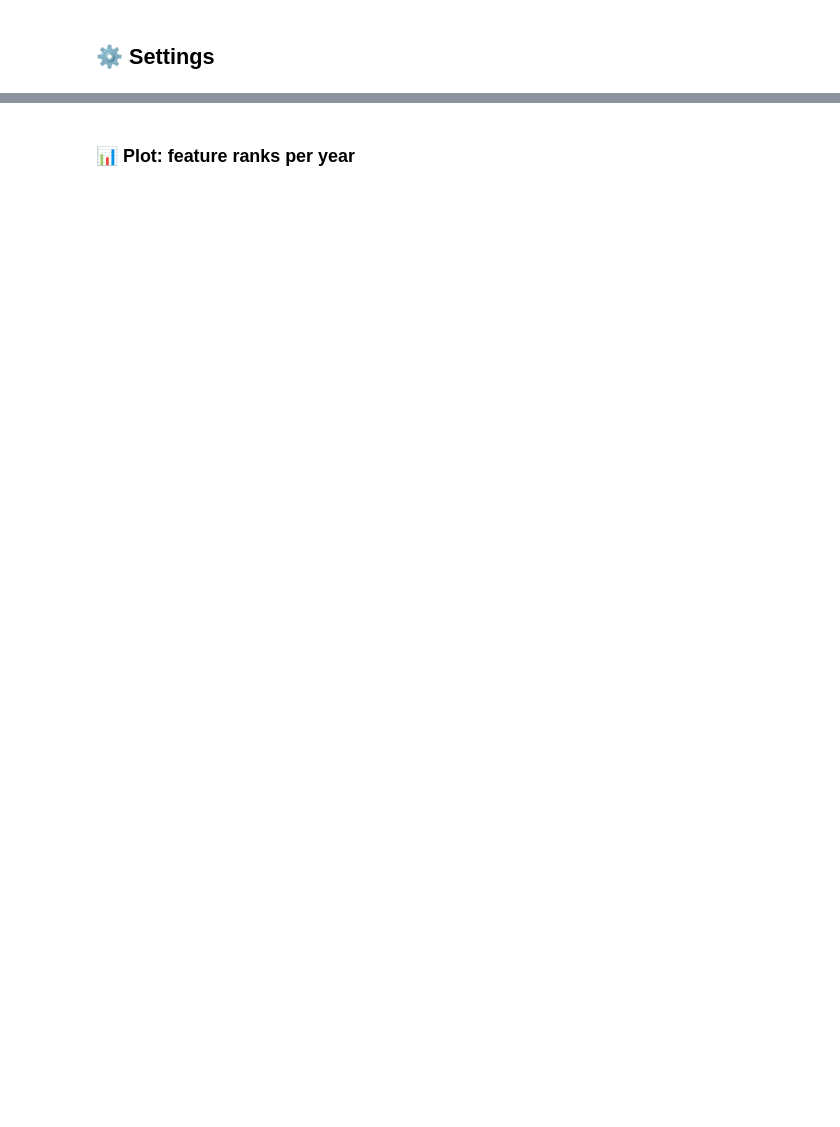
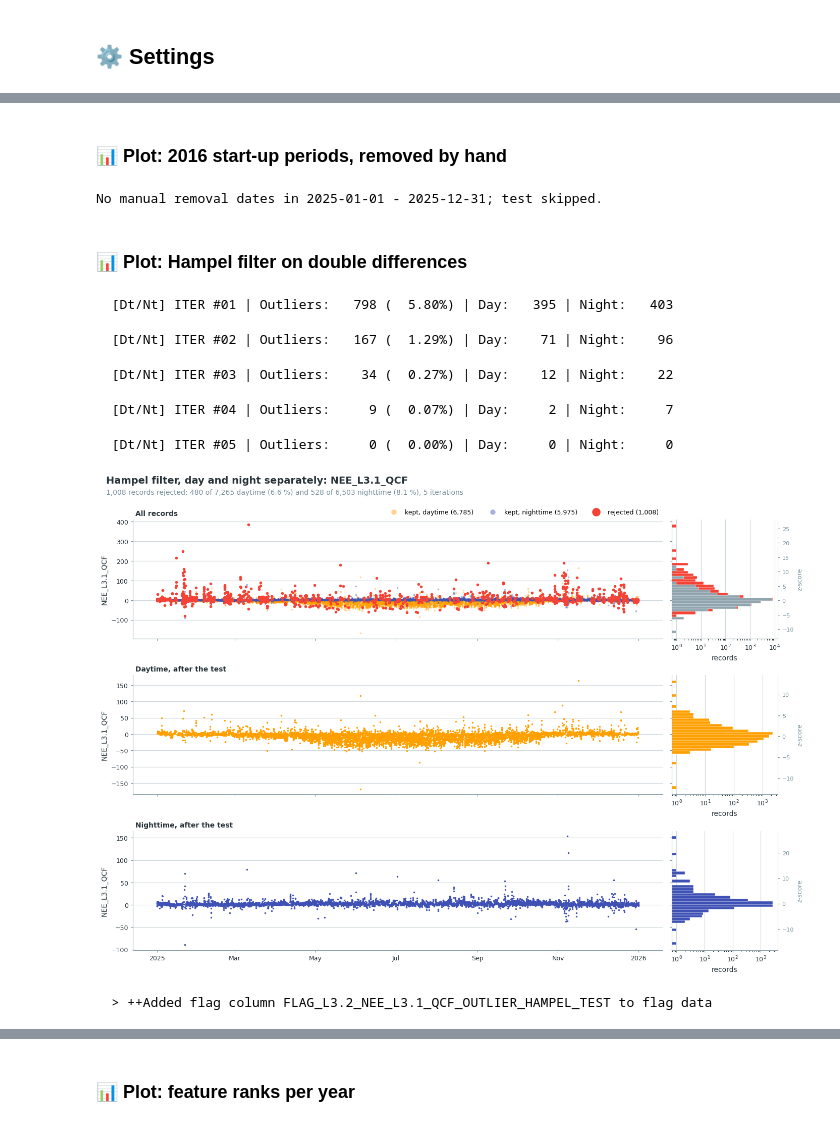
Before and after one commit to holukas/dataset_ch-lae_flux_product, a Jupyter notebook: workflow/30_FLUX_PROCESSING_CHAIN/34_IRGA72_2016-2024/01_FPPC_IRGA72_2016-2026.09.ipynb, the cells around one changed output, grey strips where cells are left out. Saved outputs shown, nothing was run; the diff lists cells and outputs as text; code cells hidden in the pictures; blank space fills up the shorter version.

```diff
--- a/workflow/30_FLUX_PROCESSING_CHAIN/34_IRGA72_2016-2024/01_FPPC_IRGA72_2016-2026.09.ipynb
+++ b/workflow/30_FLUX_PROCESSING_CHAIN/34_IRGA72_2016-2024/01_FPPC_IRGA72_2016-2026.09.ipynb
@@ -59,8 +64,16 @@ DATADIR = (r"F:\Sync\luhk_work\dev-data\datasets-data\dataset_ch-lae_flux_produc
            r"\workflow")
 SOURCEFILE = rf"{DATADIR}\20_MERGE_DATA\IRGA72\22.3_FLUXES_L1_IRGA72_and_METEO_2016-2026.09.parquet"
 
+# --- Testing -----------------------------------------------------------------------------------
+# Years to process. None processes the whole record. A test run writes its own output file, so it
+# never overwrites the result of a full run.
+YEARS = [2025]
+RUN_PARTITIONING = False  # Level 4.2, switched off while the earlier levels are checked
+
 # --- Output ------------------------------------------------------------------------------------
 OUTNAME = "01_FPPC_IRGA72_2016-2026.09"  # same name as this notebook
+if YEARS:
+    OUTNAME += f"_TEST_{'_'.join(str(_y) for _y in YEARS)}"
 OUTPATH = rf"{DATADIR}\30_FLUX_PROCESSING_CHAIN\34_IRGA72_2016-2024"
 
 # --- Site and flux -----------------------------------------------------------------------------
@@ -90,7 +103,7 @@ LEVEL2_SETTINGS = {
 }
 
 # --- Level 3.2 ---------------------------------------------------------------------------------
-# The LI-7200 commissioning of 2016 (inclusive date ranges).
+# Start-up periods of the LI-7200 in 2016, removed by hand (date ranges, both ends included).
 REMOVE_DATES = [
     ['2016-01-11', '2016-01-22'],
     ['2016-03-01', '2016-05-25'],
@@ -113,6 +126,9 @@ TA_MEAS = 'TA_T1_47_1_HOMOGENIZED_MEASURED'  # built below from TA_F and TA_FLAG
 SW_IN_MEAS = 'SW_IN_T1_47_1_MEASURED'        # built below from SW_IN_F and SW_IN_FLAG
 FEATURES = [TA_F, SW_IN_F, VPD_F]
 
+# 30-min NEE in umol CO2 m-2 s-1 -> gC m-2 per half-hour, for sums and cumulatives.
+UMOL_TO_GC = 12.011 * 1e-6 * 1800
+
 # XGBoost hyperparameters, at the production values suggested by the diive notebook.
 XGB_SETTINGS = dict(n_estimators=350, max_depth=6, learning_rate=0.05,
                     early_stopping_rounds=10, random_state=42, n_jobs=-1, shap_max_rows=5000)
@@ -156,6 +181,9 @@ already exists, so they are dropped first if the input carries them.
 # %%
 df = dv.load_parquet(filepath=SOURCEFILE)
 df = df.drop(columns=[c for c in ('SW_IN_POT', 'DAYTIME', 'NIGHTTIME') if c in df.columns])
+if YEARS:
+    df = df.loc[df.index.year.isin(YEARS)].copy()
+    assert len(df) > 0, f"no records for {YEARS}"
 
 for _c in [FLUXCOL, TA_F, SW_IN_F, VPD_F, TA_FLAG, SW_IN_FLAG,
            LEVEL2_SETTINGS['signal_strength']['signal_strength_col']]:
@@ -245,0 +319,33 @@ print(f'After L3.2: {data.filteredseries.dropna().count():,} valid records')
+# %% [markdown]
+### 📊 Plot: 2016 start-up periods, removed by hand
+# %%
+# Only the date ranges that overlap the processed records; none means no test and no flag.
+_first, _last = data.full_df.index[0], data.full_df.index[-1]
+_remove = [_d for _d in REMOVE_DATES
+           if pd.Timestamp(_d[0]) <= _last and pd.Timestamp(_d[1]) + pd.Timedelta('1D') > _first]
+if _remove:
+    sod.flag_manualremoval_test(remove_dates=_remove, showplot=True, verbose=True)
+else:
+    print(f"No manual removal dates in {_first:%Y-%m-%d} - {_last:%Y-%m-%d}; test skipped.")
+# %% [output]
+No manual removal dates in 2025-01-01 - 2025-12-31; test skipped.
+# %%
+if _remove:
+    sod.addflag()  # accept the manual removal
+# %% [markdown]
+### 📊 Plot: Hampel filter on double differences
+# %%
+sod.flag_outliers_hampel_test(window_length=48 * 13, n_sigma_daytime=4, n_sigma_nighttime=4,
+                              use_differencing=True, separate_day_night=True,
+                              showplot=True, verbose=True, repeat=True)
+# %% [output]
+  [Dt/Nt] ITER #01 | Outliers:   798 (  5.80%) | Day:   395 | Night:   403
+  [Dt/Nt] ITER #02 | Outliers:   167 (  1.29%) | Day:    71 | Night:    96
+  [Dt/Nt] ITER #03 | Outliers:    34 (  0.27%) | Day:    12 | Night:    22
+  [Dt/Nt] ITER #04 | Outliers:     9 (  0.07%) | Day:     2 | Night:     7
+  [Dt/Nt] ITER #05 | Outliers:     0 (  0.00%) | Day:     0 | Night:     0
+[figure, added]
+# %%
+sod.addflag()  # accept this test
+# %% [output]
+  > ++Added flag column FLAG_L3.2_NEE_L3.1_QCF_OUTLIER_HAMPEL_TEST to flag data
```
Also changed, not shown: parts of 88 cells of this notebook.
